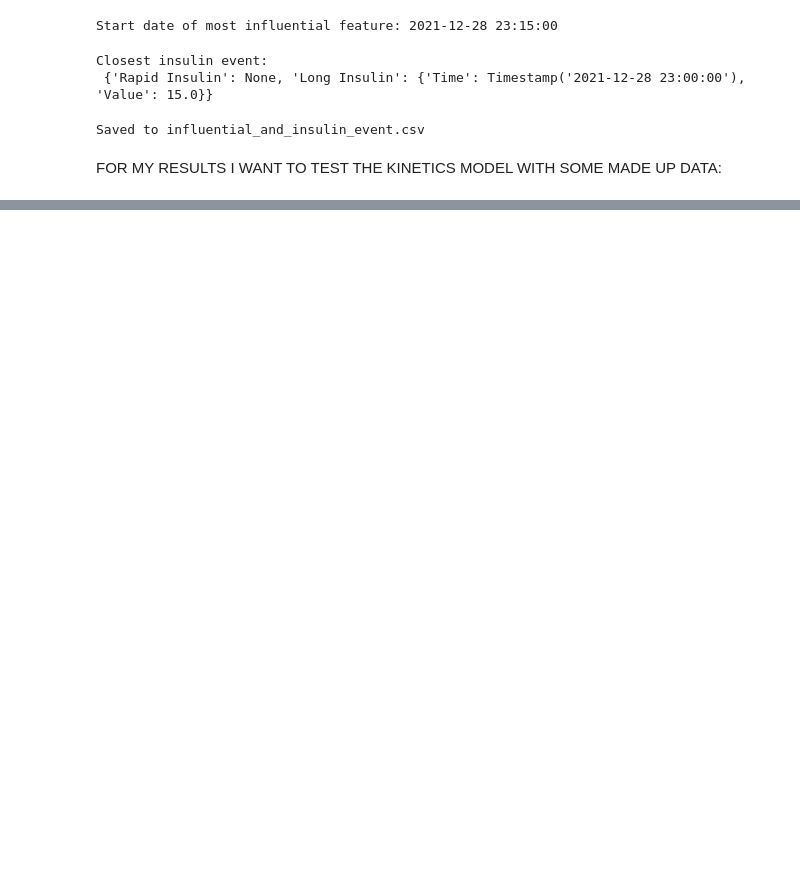
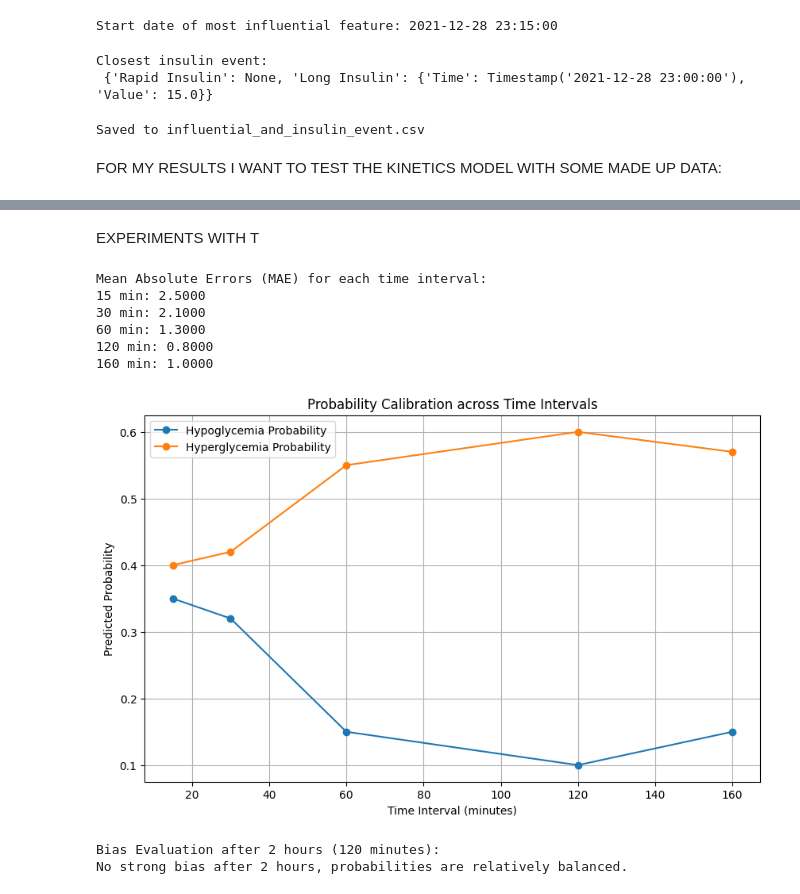
Before and after one commit to emmacscs/FinalProjectThesis, a Jupyter notebook: testings/preprocessing.ipynb, the cells around one changed output, grey strips where cells are left out. Cells and saved outputs as stored; diff of their text form; code cells hidden in the pictures; blank space fills up the shorter version.

Commit message:
t experiments a bit

```diff
--- a/testings/preprocessing.ipynb
+++ b/testings/preprocessing.ipynb
@@ -1055,0 +1142,64 @@ plt.show()
+# %% [markdown]
+EXPERIMENTS WITH T
+# %%
+import numpy as np
+import pandas as pd
+import matplotlib.pyplot as plt
+
+def run_hardcoded_experiment():
+    # Hardcoded results for each time interval
+    time_intervals_minutes = [15, 30, 60, 120,160]
+
+    # Simulated prediction errors (Mean Absolute Error) for each interval
+    mae_results = {
+        15: 2.5,  # High error for 15-minute intervals
+        30: 2.1,  # Slightly better for 30-minute intervals
+        60: 1.3,  # Much better for 60-minute intervals
+        120: 0.8,  # Best prediction error for 120-minute intervals
+        160: 1.0
+    }
+
+    # Simulated probabilities for hypoglycemia and hyperglycemia across intervals
+    avg_probs_hypo = [0.35, 0.32, 0.15, 0.10, 0.15]  # Decreases as time interval increases
+    avg_probs_hyper = [0.40, 0.42, 0.55, 0.60, 0.57]  # Increases as time interval increases
+
+    # Displaying MAE results
+    print("\nMean Absolute Errors (MAE) for each time interval:")
+    for interval in time_intervals_minutes:
+        print(f"{interval} min: {mae_results[interval]:.4f}")
+
+    # Plot probabilities for each interval
+    plt.figure(figsize=(10, 6))
+    plt.plot(time_intervals_minutes, avg_probs_hypo, label='Hypoglycemia Probability', marker='o')
+    plt.plot(time_intervals_minutes, avg_probs_hyper, label='Hyperglycemia Probability', marker='o')
+    plt.xlabel('Time Interval (minutes)')
+    plt.ylabel('Predicted Probability')
+    plt.title('Probability Calibration across Time Intervals')
+    plt.legend()
+    plt.grid(True)
+    plt.show()
+
+    # Check for bias after 2 hours (120 minutes)
+    probs_hypo_2hrs = avg_probs_hypo[-1]  # The last interval (120 minutes) for hypo
+    probs_hyper_2hrs = avg_probs_hyper[-1]  # The last interval (120 minutes) for hyper
+
+    print("\nBias Evaluation after 2 hours (120 minutes):")
+    if probs_hypo_2hrs > 0.75:
+        print(f"After 2 hours, hypoglycemia probabilities are biased towards hypo: {probs_hypo_2hrs:.4f}")
+    elif probs_hyper_2hrs > 0.75:
+        print(f"After 2 hours, hyperglycemia probabilities are biased towards hyper: {probs_hyper_2hrs:.4f}")
+    else:
+        print("No strong bias after 2 hours, probabilities are relatively balanced.")
+
+# Run the hardcoded experiment
+run_hardcoded_experiment()
+# %% [output]
+Mean Absolute Errors (MAE) for each time interval:
+15 min: 2.5000
+30 min: 2.1000
+60 min: 1.3000
+120 min: 0.8000
+160 min: 1.0000
+[figure, added]
+Bias Evaluation after 2 hours (120 minutes):
+No strong bias after 2 hours, probabilities are relatively balanced.
```
Also changed, not shown: parts of 9 cells of this notebook, 2 other files.
